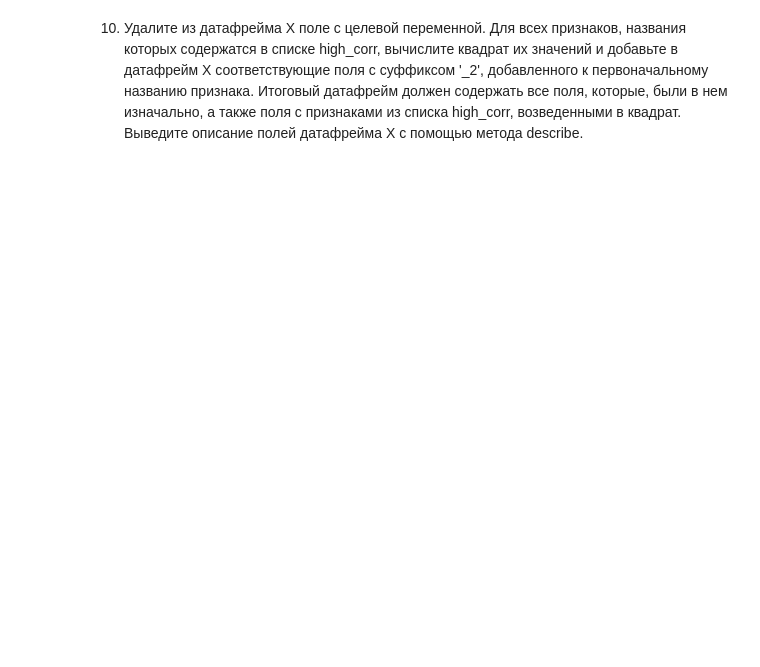
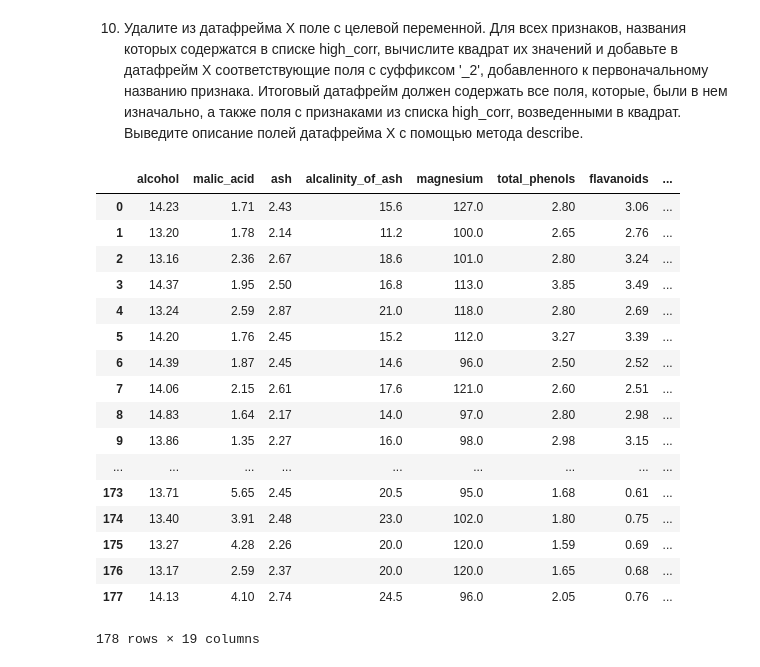
Before and after one commit to DmitryVGusev/GB-Python-in-DS, a Jupyter notebook: Python_in_DS_homework3.ipynb, the cells around one changed output. Saved outputs shown, nothing was run; the diff lists cells and outputs as text; code cells hidden in the pictures; blank space fills up the shorter version.

```diff
--- a/Python_in_DS_homework3.ipynb
+++ b/Python_in_DS_homework3.ipynb
@@ -428,5 +428,33 @@ X_corr
 | od280/od315_of_diluted_wines | 0.072343 | -0.368710 | 0.003911 | -0.276769 | 0.066004 | 0.699949 | 0.787194 | ... |
 | proline | 0.643720 | -0.192011 | 0.223626 | -0.440597 | 0.393351 | 0.498115 | 0.494193 | ... |
 | target | -0.328222 | 0.437776 | -0.049643 | 0.517859 | -0.209179 | -0.719163 | -0.847498 | ... |
+# %%
+high_corr = ['alcalinity_of_ash', 'total_phenols', 'flavanoids', 'hue', 'od280/od315_of_diluted_wines', 'proline']
 # %% [markdown]
 10. Удалите из датафрейма X поле с целевой переменной. Для всех признаков, названия которых содержатся в списке high_corr, вычислите квадрат их значений и добавьте в датафрейм X соответствующие поля с суффиксом '\_2', добавленного к первоначальному названию признака. Итоговый датафрейм должен содержать все поля, которые, были в нем изначально, а также поля с признаками из списка high_corr, возведенными в квадрат. Выведите описание полей датафрейма X с помощью метода describe.
+# %%
+X = X.drop('target', axis=1)
+# %%
+for i in high_corr:
+    X[f'{i}_2'] = pd.Series(X[i]**2)
+
+X
+# %% [output]
+|  | alcohol | malic_acid | ash | alcalinity_of_ash | magnesium | total_phenols | flavanoids | ... |
+| 0 | 14.23 | 1.71 | 2.43 | 15.6 | 127.0 | 2.80 | 3.06 | ... |
+| 1 | 13.20 | 1.78 | 2.14 | 11.2 | 100.0 | 2.65 | 2.76 | ... |
+| 2 | 13.16 | 2.36 | 2.67 | 18.6 | 101.0 | 2.80 | 3.24 | ... |
+| 3 | 14.37 | 1.95 | 2.50 | 16.8 | 113.0 | 3.85 | 3.49 | ... |
+| 4 | 13.24 | 2.59 | 2.87 | 21.0 | 118.0 | 2.80 | 2.69 | ... |
+| 5 | 14.20 | 1.76 | 2.45 | 15.2 | 112.0 | 3.27 | 3.39 | ... |
+| 6 | 14.39 | 1.87 | 2.45 | 14.6 | 96.0 | 2.50 | 2.52 | ... |
+| 7 | 14.06 | 2.15 | 2.61 | 17.6 | 121.0 | 2.60 | 2.51 | ... |
+| 8 | 14.83 | 1.64 | 2.17 | 14.0 | 97.0 | 2.80 | 2.98 | ... |
+| 9 | 13.86 | 1.35 | 2.27 | 16.0 | 98.0 | 2.98 | 3.15 | ... |
+| ... | ... | ... | ... | ... | ... | ... | ... | ... |
+| 173 | 13.71 | 5.65 | 2.45 | 20.5 | 95.0 | 1.68 | 0.61 | ... |
+| 174 | 13.40 | 3.91 | 2.48 | 23.0 | 102.0 | 1.80 | 0.75 | ... |
+| 175 | 13.27 | 4.28 | 2.26 | 20.0 | 120.0 | 1.59 | 0.69 | ... |
+| 176 | 13.17 | 2.59 | 2.37 | 20.0 | 120.0 | 1.65 | 0.68 | ... |
+| 177 | 14.13 | 4.10 | 2.74 | 24.5 | 96.0 | 2.05 | 0.76 | ... |
+178 rows × 19 columns
```
Also changed, not shown: parts of 2 cells of this notebook.
